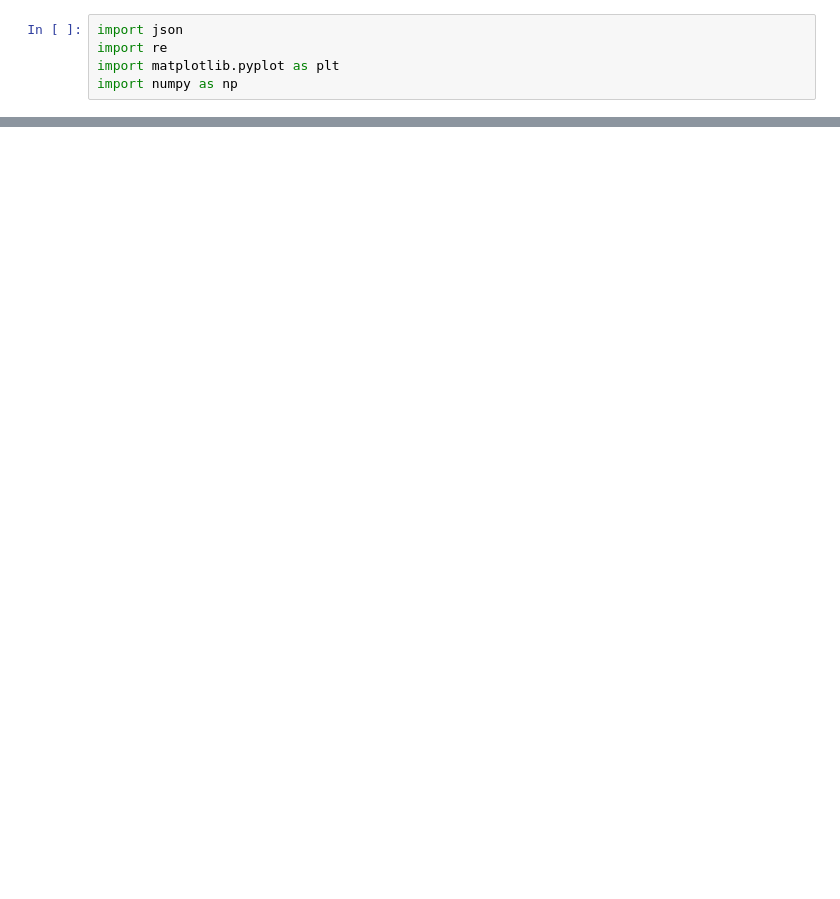
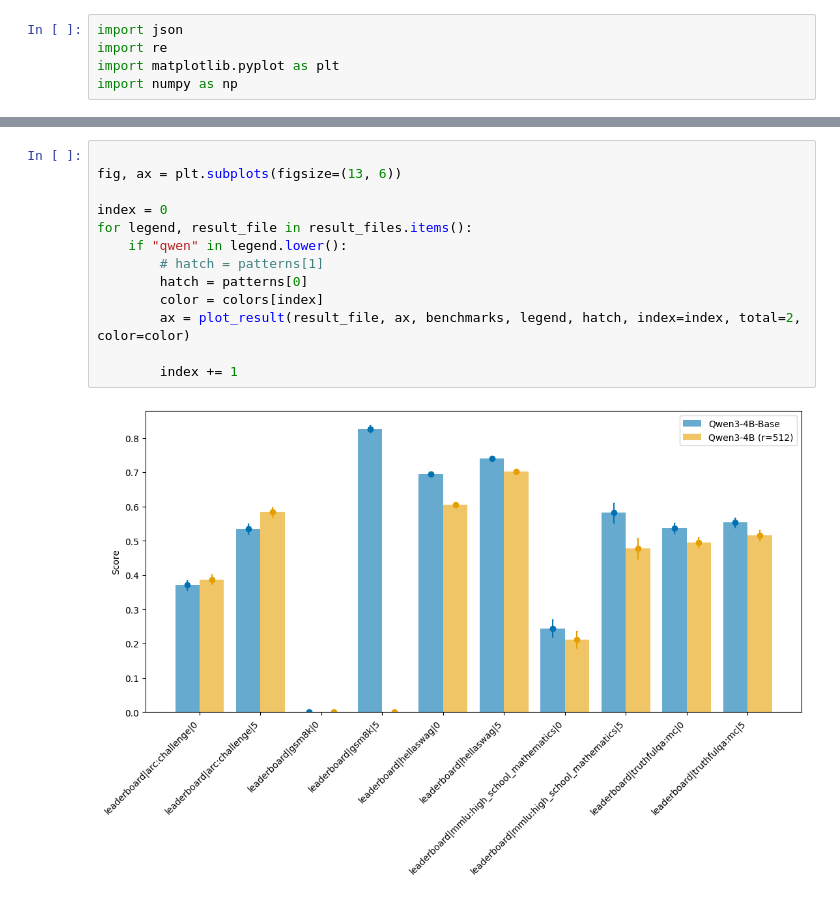
Before and after one commit to behzadshomali/modalities, a Jupyter notebook: src/modalities/plotting/plot_results.ipynb, the cells around one changed output, grey strips where cells are left out. Drawn from its saved outputs; the diff is of its cells as text; blank space fills up the shorter version.

```diff
--- a/src/modalities/plotting/plot_results.ipynb
+++ b/src/modalities/plotting/plot_results.ipynb
@@ -53,0 +107,15 @@ for legend, result_file in result_files.items():
+# %%
+
+fig, ax = plt.subplots(figsize=(13, 6))
+
+index = 0
+for legend, result_file in result_files.items():
+    if "qwen" in legend.lower():
+        # hatch = patterns[1]
+        hatch = patterns[0]
+        color = colors[index]
+        ax = plot_result(result_file, ax, benchmarks, legend, hatch, index=index, total=2, color=color)
+
+        index += 1
+# %% [output]
+[figure, added]
```
Also changed, not shown: parts of 5 cells of this notebook.
